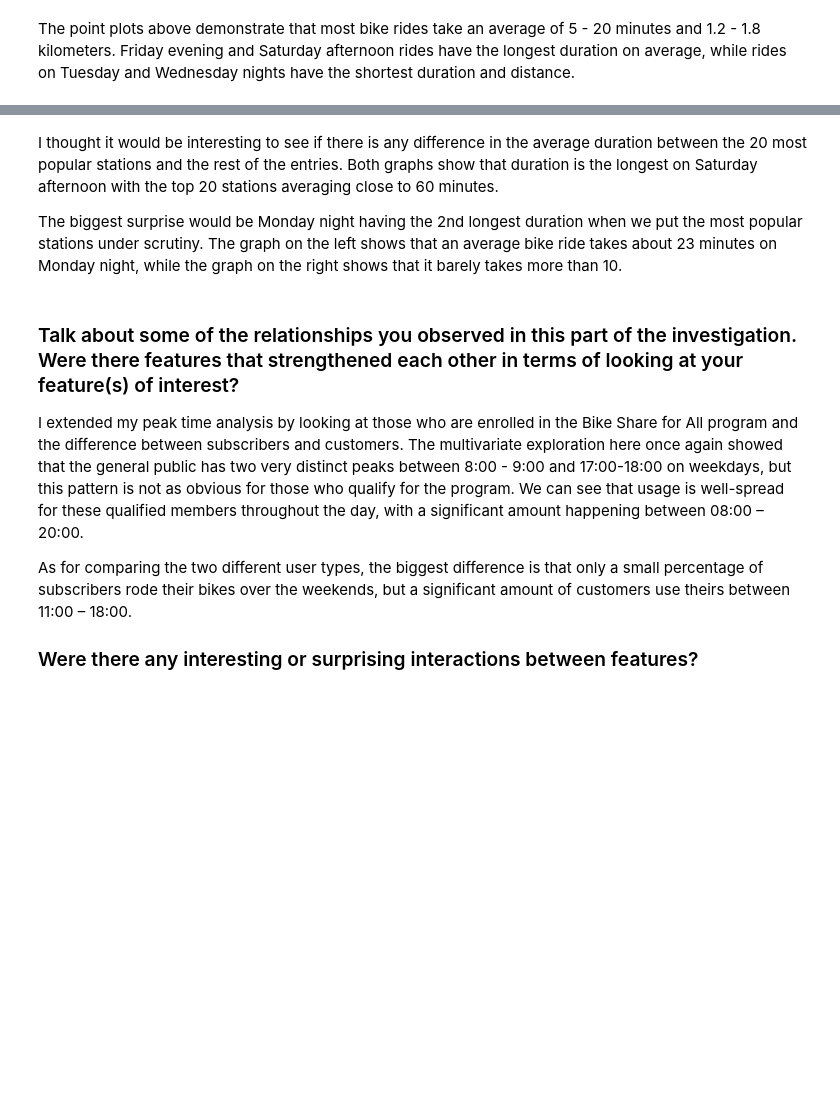
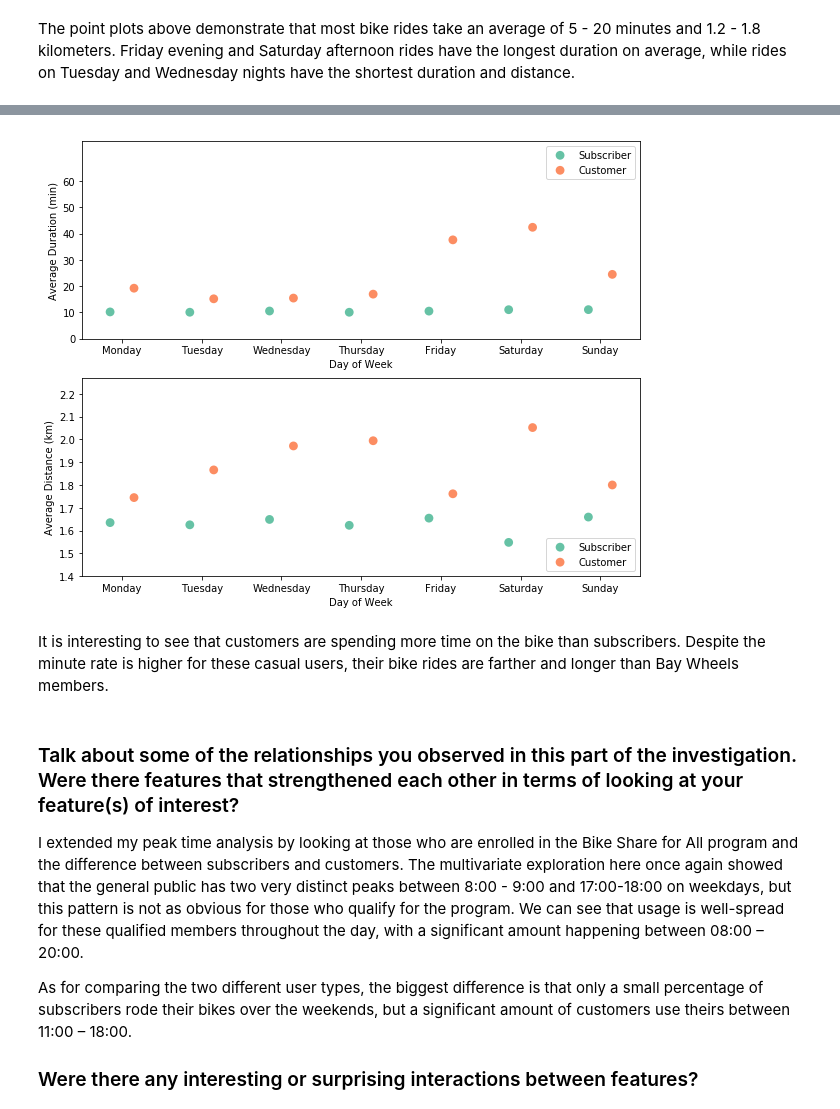
Before and after one commit to sclkan/Lyft-Analysis, a Jupyter notebook: lyft_baywheels_analysis.ipynb, the cells around one changed output, grey strips where cells are left out. Cells and saved outputs as stored; diff of their text form; code cells hidden in the pictures; blank space fills up the shorter version.

```diff
--- a/lyft_baywheels_analysis.ipynb
+++ b/lyft_baywheels_analysis.ipynb
@@ -692,10 +696,28 @@ ax[1].legend(loc=1);
+# %%
+fig, ax = plt.subplots(2,1,figsize=[10,8])
+
+tick_locs = np.arange(0,70,10)
+
+sb.pointplot(data=df_samp, x='start_week', y='duration_min', hue='user_type', dodge=0.3, ax=ax[0], palette= 'Set2', linestyles='', errwidth= 0)
+sb.pointplot(data=df_samp, x='start_week', y='distance', hue='user_type', dodge=0.3, ax=ax[1], palette= 'Set2', linestyles='',errwidth= 0)
+
+ax[0].set_ylabel('Average Duration (min)')
+ax[1].set_ylabel('Average Distance (km)')
+
+ax[0].set_xlabel('Day of Week')
+ax[1].set_xlabel('Day of Week')
+
+ax[0].set_yticks(tick_locs)
+
+ax[0].legend(loc=1);
+ax[1].legend(loc=4);
+# %% [output]
+[figure, added]
+# %% [markdown]
+It is interesting to see that customers are spending more time on the bike than subscribers. Despite the minute rate is higher for these casual users, their bike rides are farther and longer than Bay Wheels members.
 # %%
 #Export csv for explanatory data analysis
 df.to_csv('lyft_baywheels.csv')
-# %% [markdown]
-I thought it would be interesting to see if there is any difference in the average duration between the 20 most popular stations and the rest of the entries.  Both graphs show that duration is the longest on Saturday afternoon with the top 20 stations averaging close to 60 minutes.
-
-The biggest surprise would be Monday night having the 2nd longest duration when we put the most popular stations under scrutiny.  The graph on the left shows that an average bike ride takes about 23 minutes on Monday night, while the graph on the right shows that it barely takes more than 10.
 # %% [markdown]
 ### Talk about some of the relationships you observed in this part of the investigation. Were there features that strengthened each other in terms of looking at your feature(s) of interest?
 
```
Also changed, not shown: parts of 3 cells of this notebook.
